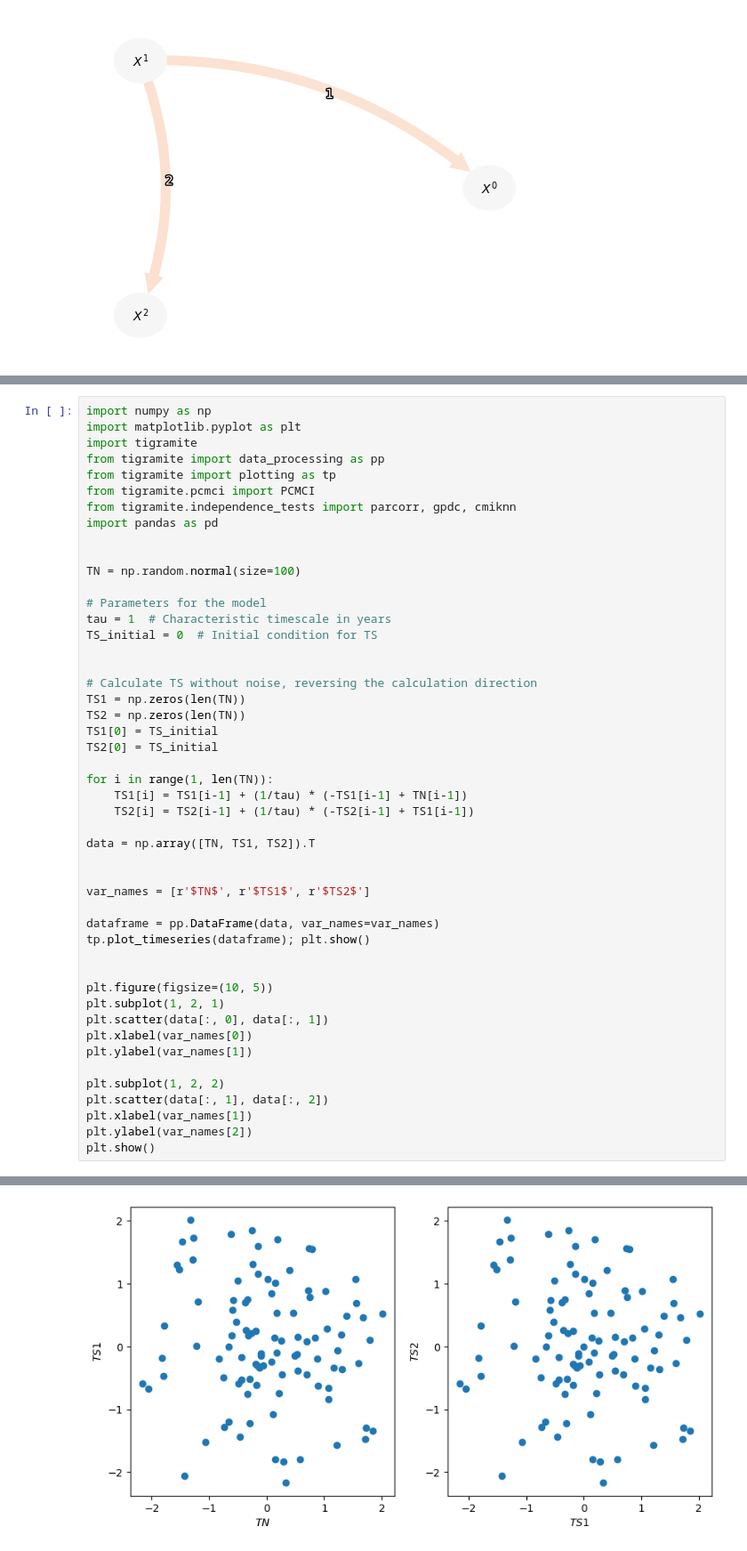
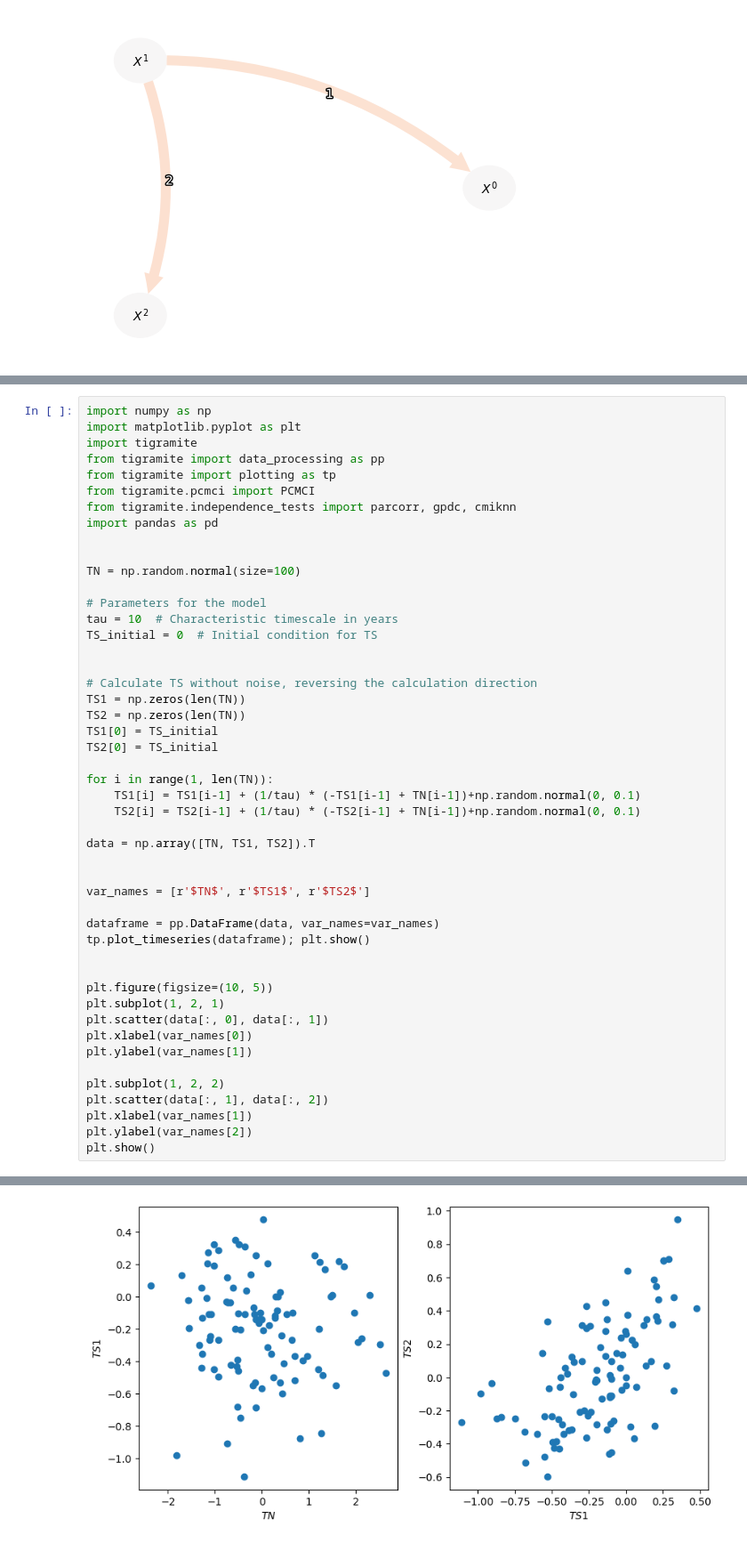
Before and after one commit to Peisong-Zheng/DO_causality, a Jupyter notebook: GPDC_Test.ipynb, the cells around one changed output, grey strips where cells are left out. Shown: that part at 89% size. Drawn from its saved outputs; the diff is of its cells as text.

```diff
--- a/GPDC_Test.ipynb
+++ b/GPDC_Test.ipynb
@@ -87,7 +89,7 @@ import pandas as pd
 TN = np.random.normal(size=100)
 
 # Parameters for the model
-tau = 1  # Characteristic timescale in years
+tau = 10  # Characteristic timescale in years
 TS_initial = 0  # Initial condition for TS
 
 
@@ -98,8 +100,8 @@ TS1[0] = TS_initial
 TS2[0] = TS_initial
 
 for i in range(1, len(TN)):
-    TS1[i] = TS1[i-1] + (1/tau) * (-TS1[i-1] + TN[i-1])
-    TS2[i] = TS2[i-1] + (1/tau) * (-TS2[i-1] + TS1[i-1])
+    TS1[i] = TS1[i-1] + (1/tau) * (-TS1[i-1] + TN[i-1])+np.random.normal(0, 0.1)
+    TS2[i] = TS2[i-1] + (1/tau) * (-TS2[i-1] + TN[i-1])+np.random.normal(0, 0.1)
 
 data = np.array([TN, TS1, TS2]).T
 
@@ -126,4 +128,4 @@ plt.show()
-[figure, old version]
+[figure, new version]
 # %%
 gpdc_test = gpdc.GPDC(significance='analytic', gp_params=None)
 pcmci_gpdc = PCMCI(
```
Also changed, not shown: parts of 3 cells of this notebook, 2 other files.
